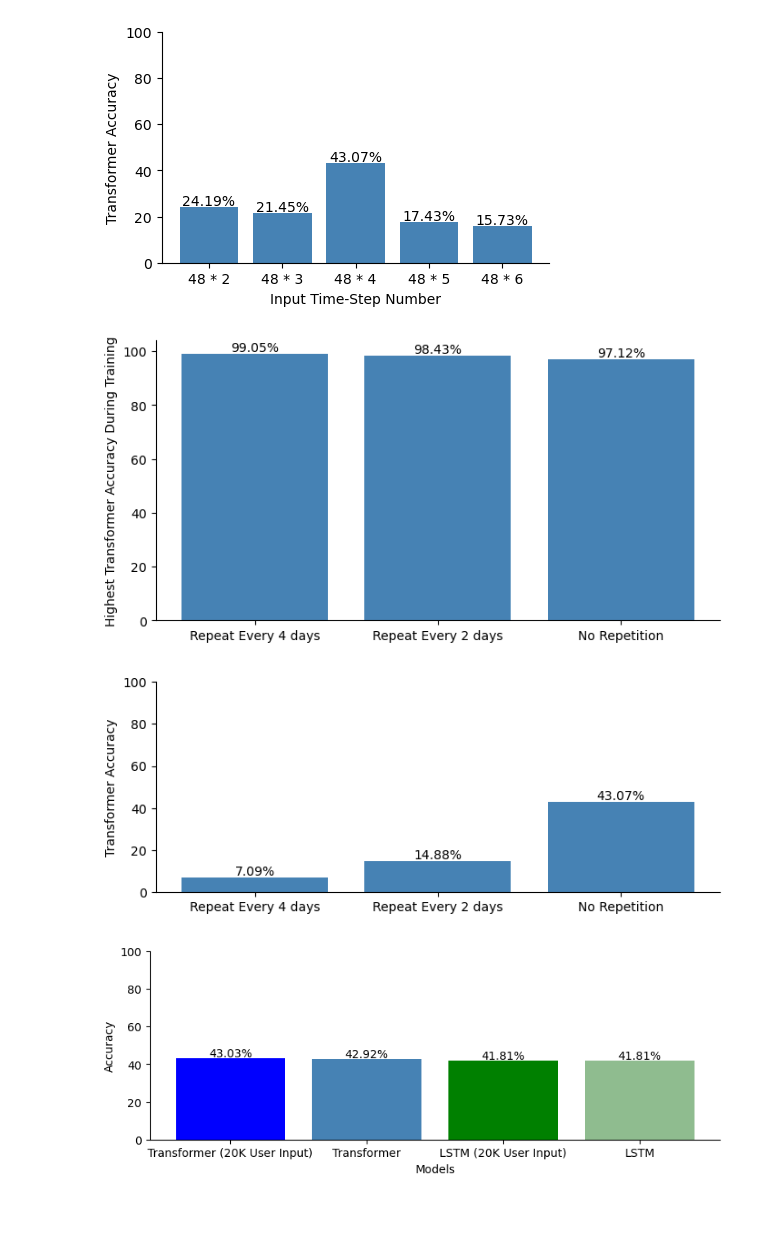
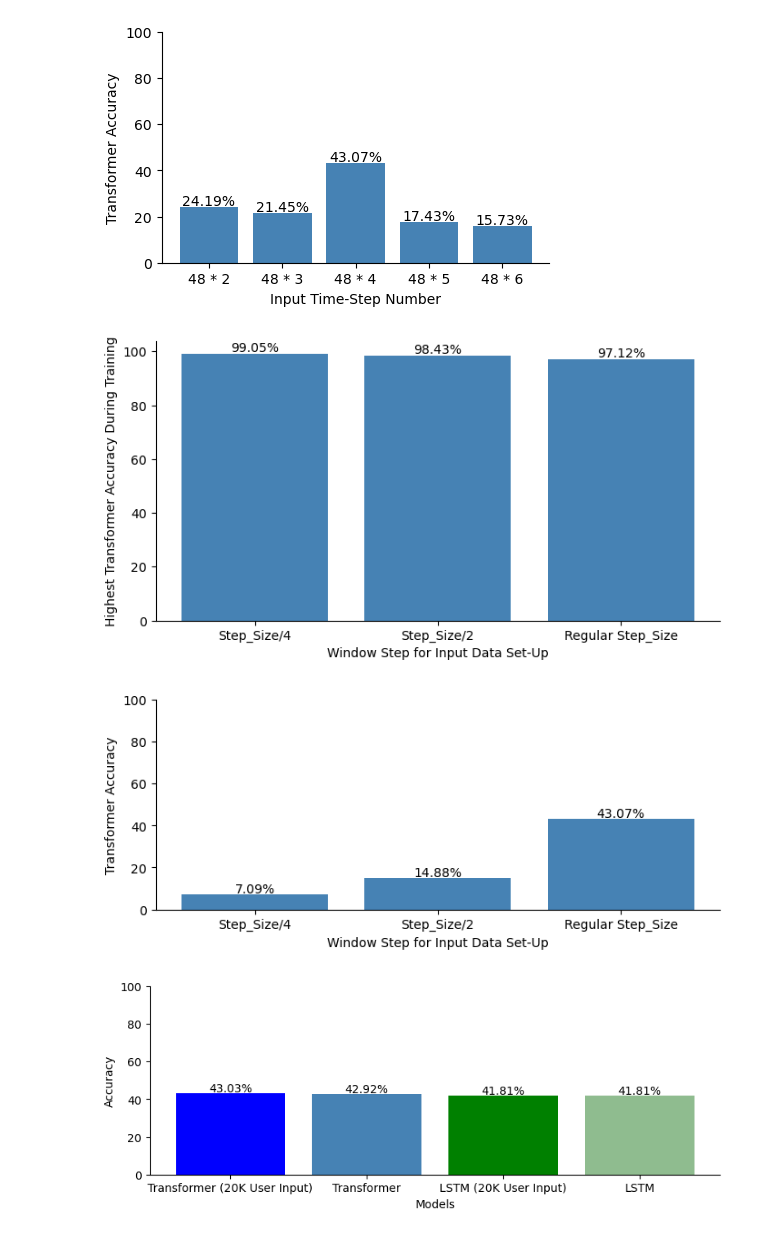
Before and after one commit to ANNIZHENG/MLModel_Eval_with_YJMob100K, a Jupyter notebook: Visualization.ipynb, the cells around one changed output. Saved outputs shown, nothing was run; the diff lists cells and outputs as text; code cells hidden in the pictures.

```diff
--- a/Visualization.ipynb
+++ b/Visualization.ipynb
@@ -337,32 +379,33 @@ plt.show()
 # %% [output]
 [figure]
 # %%
-labels = ['Repeat Every 4 days', 'Repeat Every 2 days', 'No Repetition']
+labels = ['Step_Size/4', 'Step_Size/2', 'Regular Step_Size']
 accuracy = [99.05, 98.43, 97.12]
 
 plt.figure(figsize=(8, 4))
 plt.bar(labels, accuracy, color='steelblue')
-
+plt.xlabel('Window Step for Input Data Set-Up')
 plt.ylabel('Highest Transformer Accuracy During Training')
 
 for i in range(len(accuracy)):
     plt.text(i, accuracy[i] + 0.8, f'{accuracy[i]}%', ha='center')
 
 ax = plt.gca()
 ax.spines['right'].set_visible(False)
 ax.spines['top'].set_visible(False)
 
 plt.show()
 # %% [output]
-[figure, old version]
+[figure, new version]
 # %%
-labels = ['Repeat Every 4 days', 'Repeat Every 2 days', 'No Repetition']
+labels = ['Step_Size/4', 'Step_Size/2', 'Regular Step_Size']
 accuracy = [7.09, 14.88, 43.07]
 
 plt.figure(figsize=(8, 3))
 plt.bar(labels, accuracy, color='steelblue')
 
 plt.ylim(0, 100)
+plt.xlabel('Window Step for Input Data Set-Up')
 plt.ylabel('Transformer Accuracy')
 
 for i in range(len(accuracy)):
@@ -374,7 +417,7 @@ ax.spines['top'].set_visible(False)
 
 plt.show()
 # %% [output]
-[figure, old version]
+[figure, new version]
 # %%
 import matplotlib.pyplot as plt
 
```
Also changed, not shown: parts of 7 cells of this notebook.
